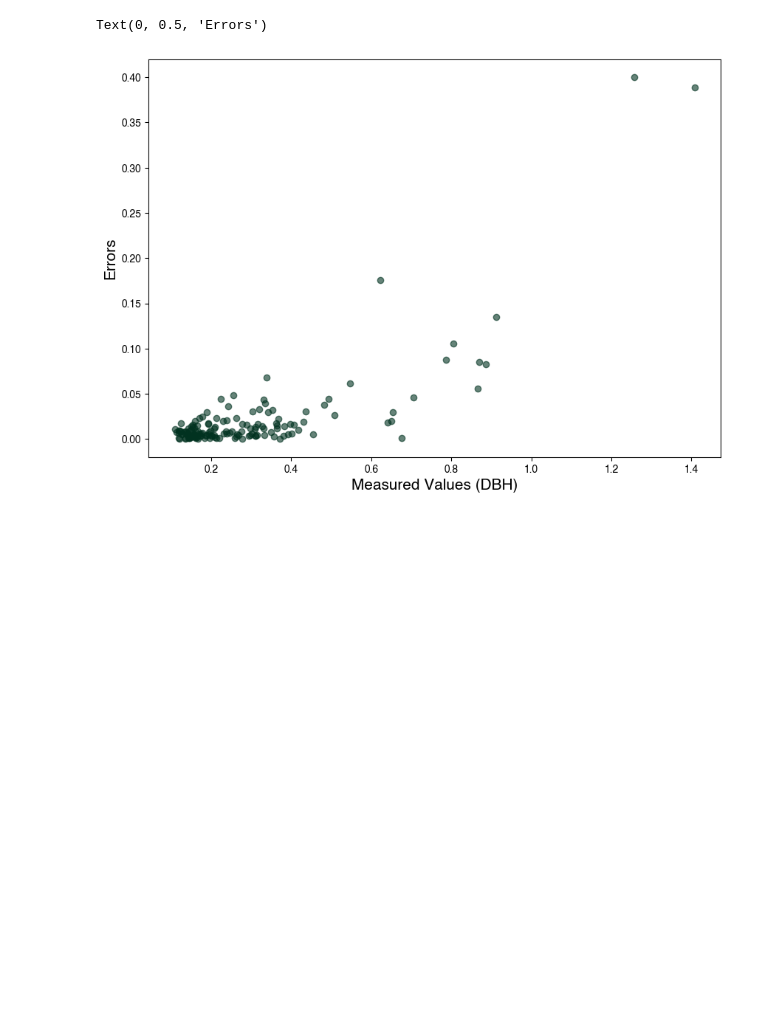
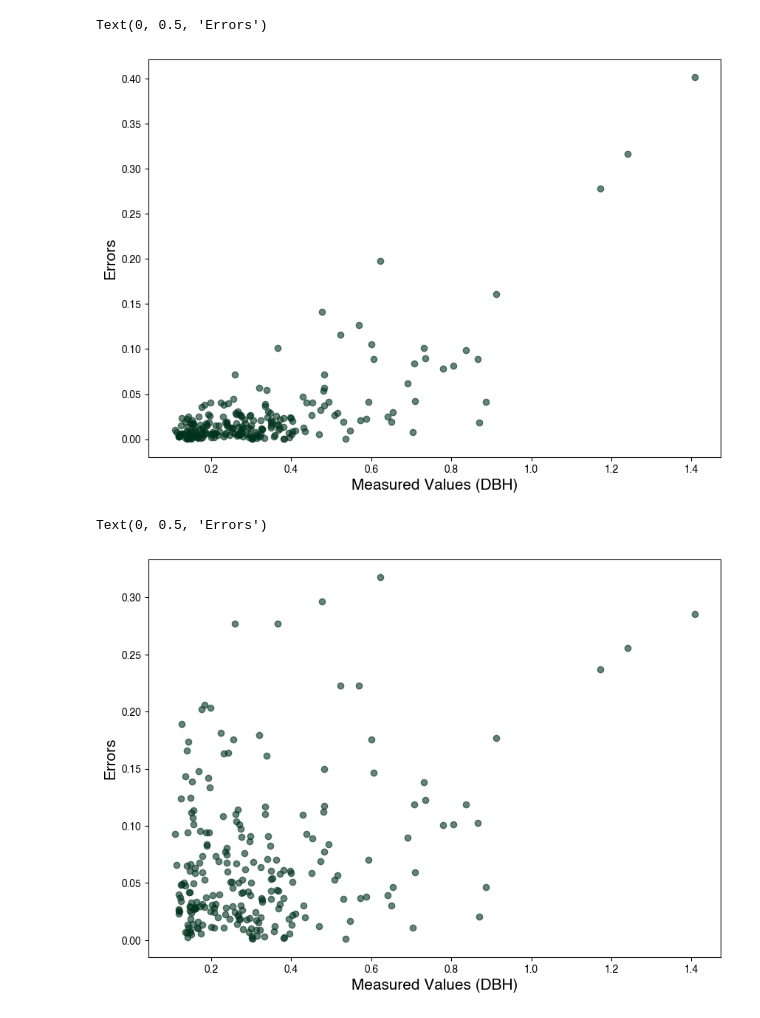
Before and after one commit to sabinenix/CloudDBH, a Jupyter notebook: PredictDBH.ipynb, the cells around one changed output. Drawn from its saved outputs; the diff is of its cells as text; code cells hidden in the pictures; blank space fills up the shorter version.

```diff
--- a/PredictDBH.ipynb
+++ b/PredictDBH.ipynb
@@ -229,8 +390,16 @@ Text(0, 0.5, 'Measured Values (DBH)')
 # %%
 plt.figure(figsize=(10,7))
-plt.scatter(rf_results['test_labels'], rf_results['errors'], color='#013220', alpha=0.6)
+plt.scatter(wytham_rf_results['test_labels'], wytham_rf_results['errors'], color='#013220', alpha=0.6)
 plt.xlabel('Measured Values (DBH)', fontsize=15)
 plt.ylabel('Errors', fontsize=15)
 # %% [output]
 Text(0, 0.5, 'Errors')
-[figure, old version]
+[figure, new version]
+# %%
+plt.figure(figsize=(10,7))
+plt.scatter(wytham_rf_results['test_labels'], wytham_rf_results['errors'] / wytham_rf_results['test_labels'], color='#013220', alpha=0.6)
+plt.xlabel('Measured Values (DBH)', fontsize=15)
+plt.ylabel('Errors', fontsize=15)
+# %% [output]
+Text(0, 0.5, 'Errors')
+[figure, added]
```
Also changed, not shown: parts of 30 cells of this notebook.
